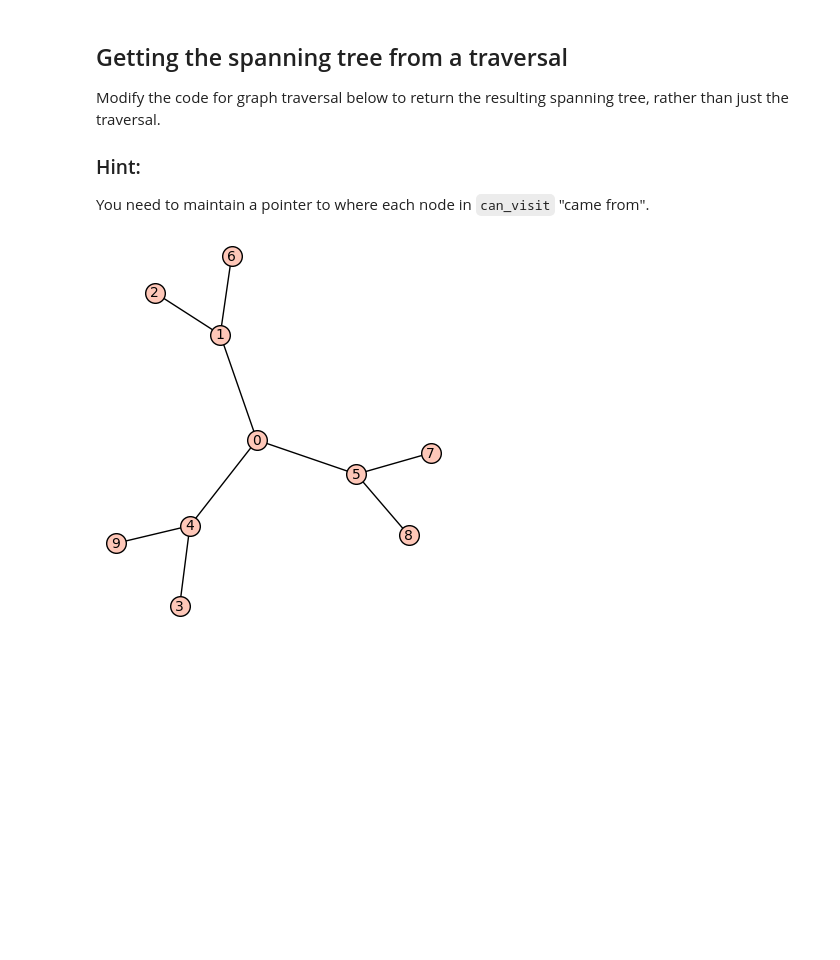
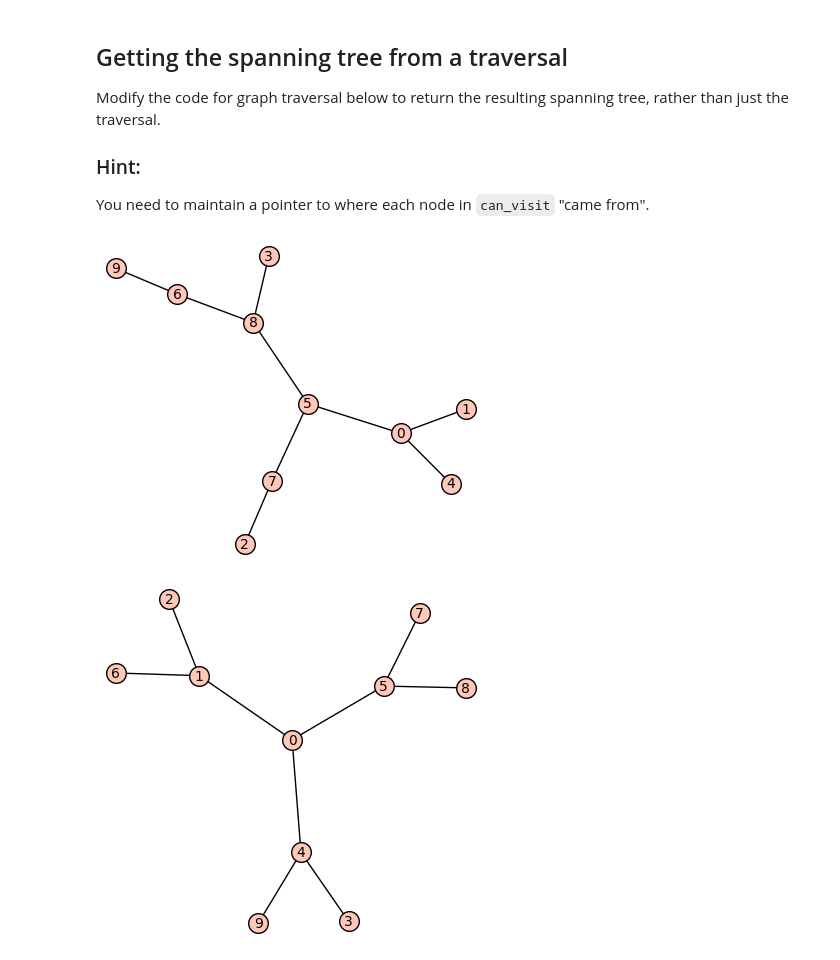
Before and after one commit to ProgrammingForDiscreteMath/20170918-JananiRavi1803, a Jupyter notebook: homework.ipynb, the cells around one changed output. Cells and saved outputs as stored; diff of their text form; code cells hidden in the pictures; blank space fills up the shorter version.

```diff
--- a/homework.ipynb
+++ b/homework.ipynb
@@ -61,37 +61,44 @@ def traversal(G, root, algorithm):
     n = root
     traversal = [n]
     can_visit = deque(G.neighbors(n))
     myDict = []
     tmp = G.neighbors(n)
+    tmpp = tmp
     for i in range(len(tmp)):
         myDict.append((n, tmp[i]))
     while can_visit: # this runs so long as can_visit is non-empty
         if algorithm == 'DFS':
             m = can_visit.pop()
         elif algorithm == 'BFS':
             m = can_visit.popleft()
         else:
             raise ValueError('algorithm should be DFS or BFS')
 
 
         if m in traversal:
             pass
         else:
 
             n = m
             traversal.append(n)
             ls = [v for v in G.neighbors(n) if not(v in traversal)]
             can_visit.extend(ls)
+
             for i in range(len(ls)):
-                if algorithm == 'BFS':
-                    if n in tmp:
-                        myDict.append((n, ls[i]))
-                elif algorithm == 'DFS':
+                if ls[i] not in tmpp:
+                    tmpp.append(ls[i])
                     myDict.append((n, ls[i]))
+                else:
+                    pass
+
     return myDict
 
+
 G = graphs.PetersenGraph()
-T = traversal(G, 0, algorithm='BFS')
-Graph(T).show(0)
+T1 = traversal(G, 0, algorithm='DFS')
+T2 = traversal(G, 0, algorithm='BFS')
+Graph(T1).show(0)
+Graph(T2).show(0)
 # %% [output]
-[figure, old version]
+[figure, new version]
+[figure, added]
```
